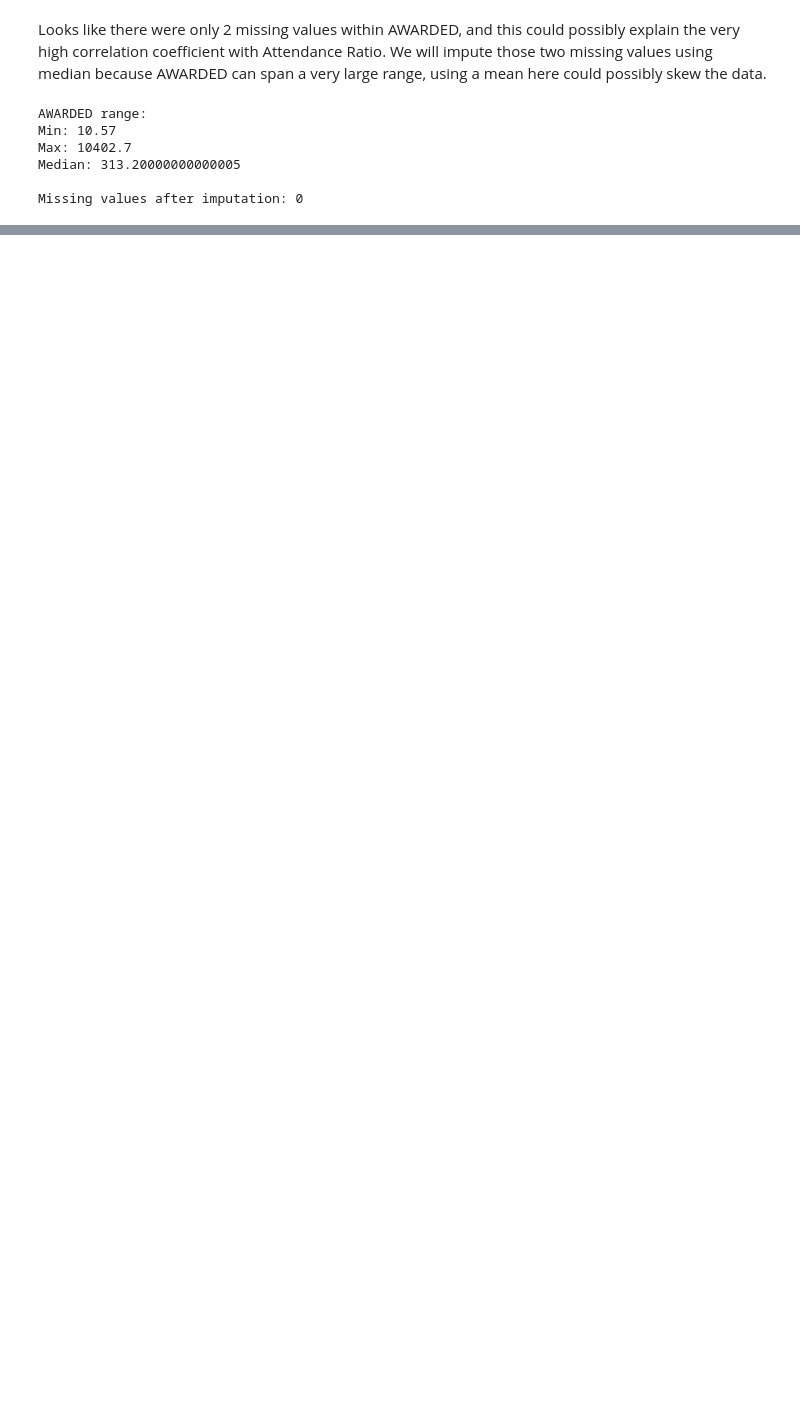
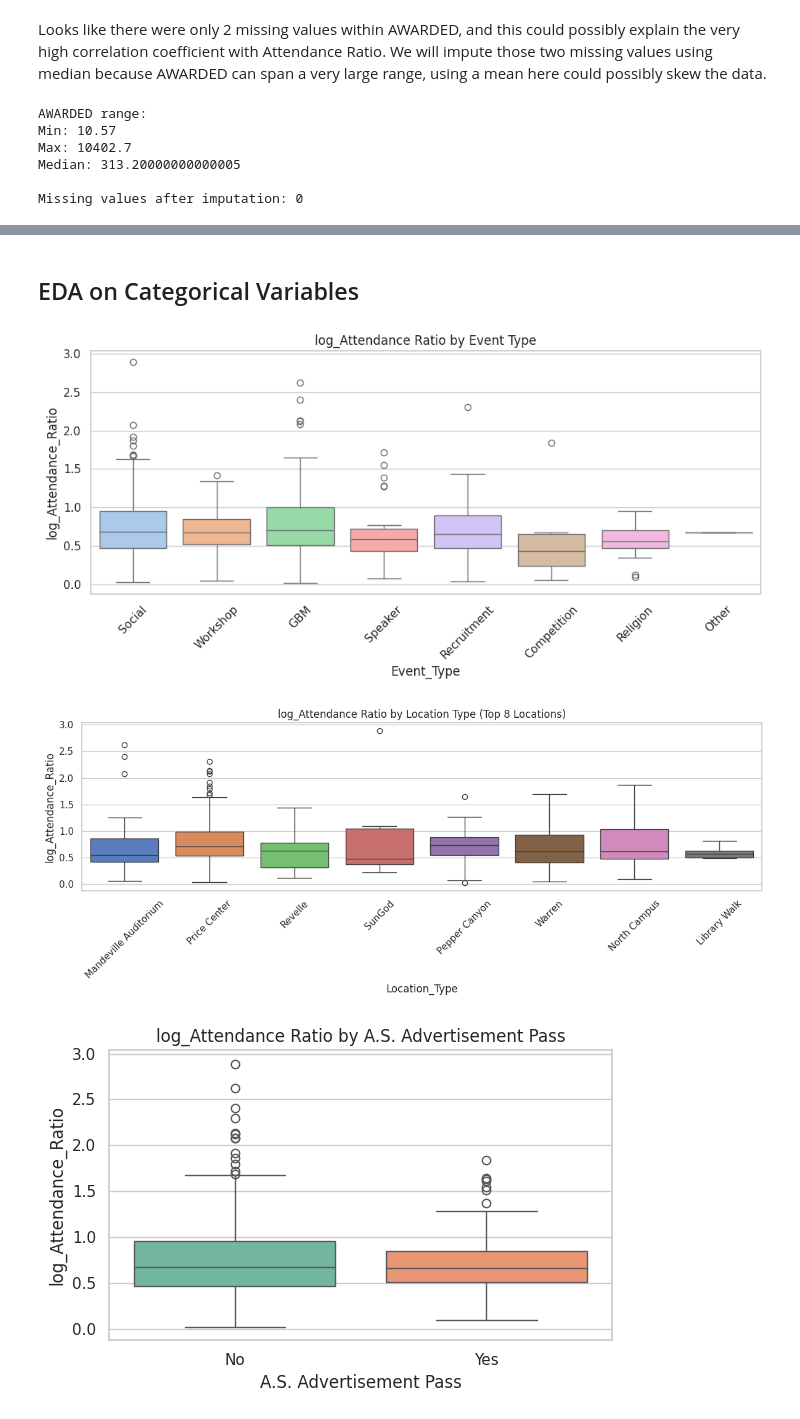
Before and after one commit to jyeh2/COGS109_Final, a Jupyter notebook: imputationandeda.ipynb, the cells around one changed output, grey strips where cells are left out. Saved outputs shown, nothing was run; the diff lists cells and outputs as text; code cells hidden in the pictures; blank space fills up the shorter version.

```diff
--- a/imputationandeda.ipynb
+++ b/imputationandeda.ipynb
@@ -63,0 +181,49 @@ Name: count, dtype: int64
+# %% [markdown]
+## EDA on Categorical Variables
+# %%
+import matplotlib.pyplot as plt
+import seaborn as sns
+
+sns.set(style="whitegrid")
+
+# 1. Attendance Ratio by Event_Type
+plt.figure(figsize=(10, 5))
+sns.boxplot(x='Event_Type', y='log_Attendance_Ratio', hue='Event_Type',
+            data=combined, palette='pastel', legend=False)
+plt.title("log_Attendance Ratio by Event Type")
+plt.xticks(rotation=45)
+plt.tight_layout()
+plt.show()
+
+# 2. Attendance Ratio by Location_Type
+plt.figure(figsize=(12, 5))
+top_locations = combined['Location_Type'].value_counts().index[:8]
+sns.boxplot(x='Location_Type', y='log_Attendance_Ratio', hue='Location_Type',
+            data=combined[combined['Location_Type'].isin(top_locations)],
+            palette='muted', legend=False)
+plt.title("log_Attendance Ratio by Location Type (Top 8 Locations)")
+plt.xticks(rotation=45)
+plt.tight_layout()
+plt.show()
+
+# 3. Attendance Ratio by A.S. Advertisement Pass
+plt.figure(figsize=(6, 4))
+sns.boxplot(x='A.S. Advertisement Pass', y='log_Attendance_Ratio',
+            hue='A.S. Advertisement Pass', data=combined,
+            palette='Set2', legend=False)
+plt.title("log_Attendance Ratio by A.S. Advertisement Pass")
+plt.tight_layout()
+plt.show()
+
+# 4. Attendance Ratio by Day_of_Week
+plt.figure(figsize=(8, 4))
+order = ['Monday', 'Tuesday', 'Wednesday', 'Thursday', 'Friday', 'Saturday', 'Sunday']
+sns.boxplot(x='Day_of_Week', y='log_Attendance_Ratio', hue='Day_of_Week',
+            data=combined, order=order, palette='coolwarm', legend=False)
+plt.title("log_Attendance Ratio by Day of Week")
+plt.tight_layout()
+plt.show()
+# %% [output]
+[figure, added]
+[figure, added]
+[figure, added]
```
Also changed, not shown: parts of 12 cells of this notebook.
